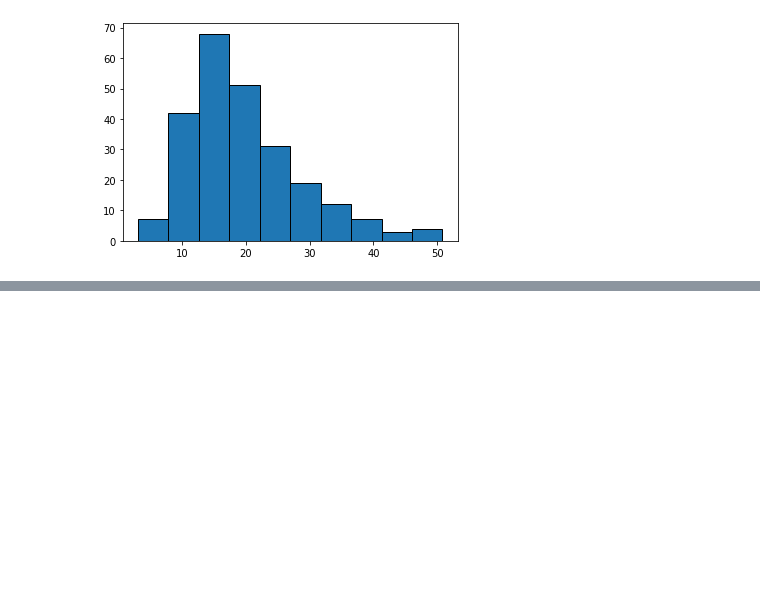
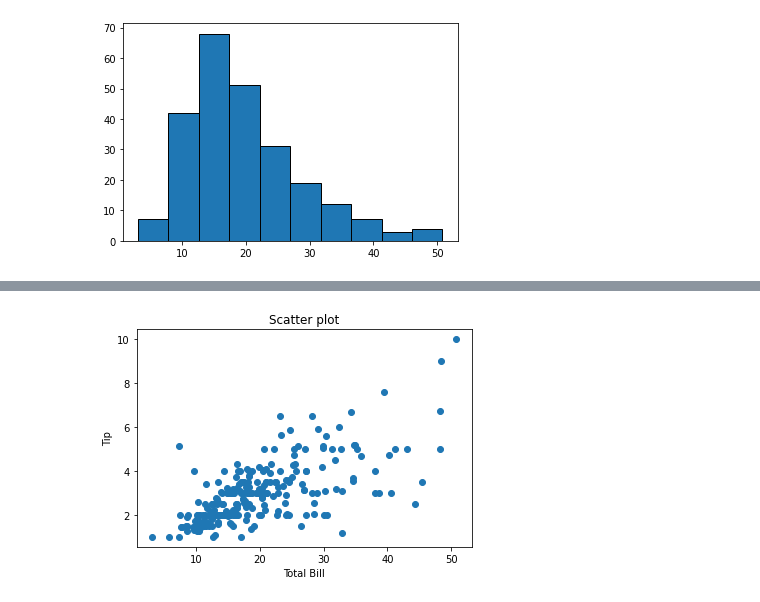
Before and after one commit to SairamTadepalli19/Day2_ML, a Jupyter notebook: Day2_ML.ipynb, the cells around one changed output, grey strips where cells are left out. Drawn from its saved outputs; the diff is of its cells as text; code cells hidden in the pictures; blank space fills up the shorter version.

```diff
--- a/Day2_ML.ipynb
+++ b/Day2_ML.ipynb
@@ -250,0 +273,11 @@ ValueError: ignored
+# %%
+#Scatter plot
+
+plt.scatter(tips['total_bill'], tips['tip'])
+plt.title("Scatter plot")
+plt.xlabel("Total Bill")
+plt.ylabel("Tip")
+
+plt.show()
+# %% [output]
+[figure, added]
```
Also changed, not shown: parts of 17 cells of this notebook.
